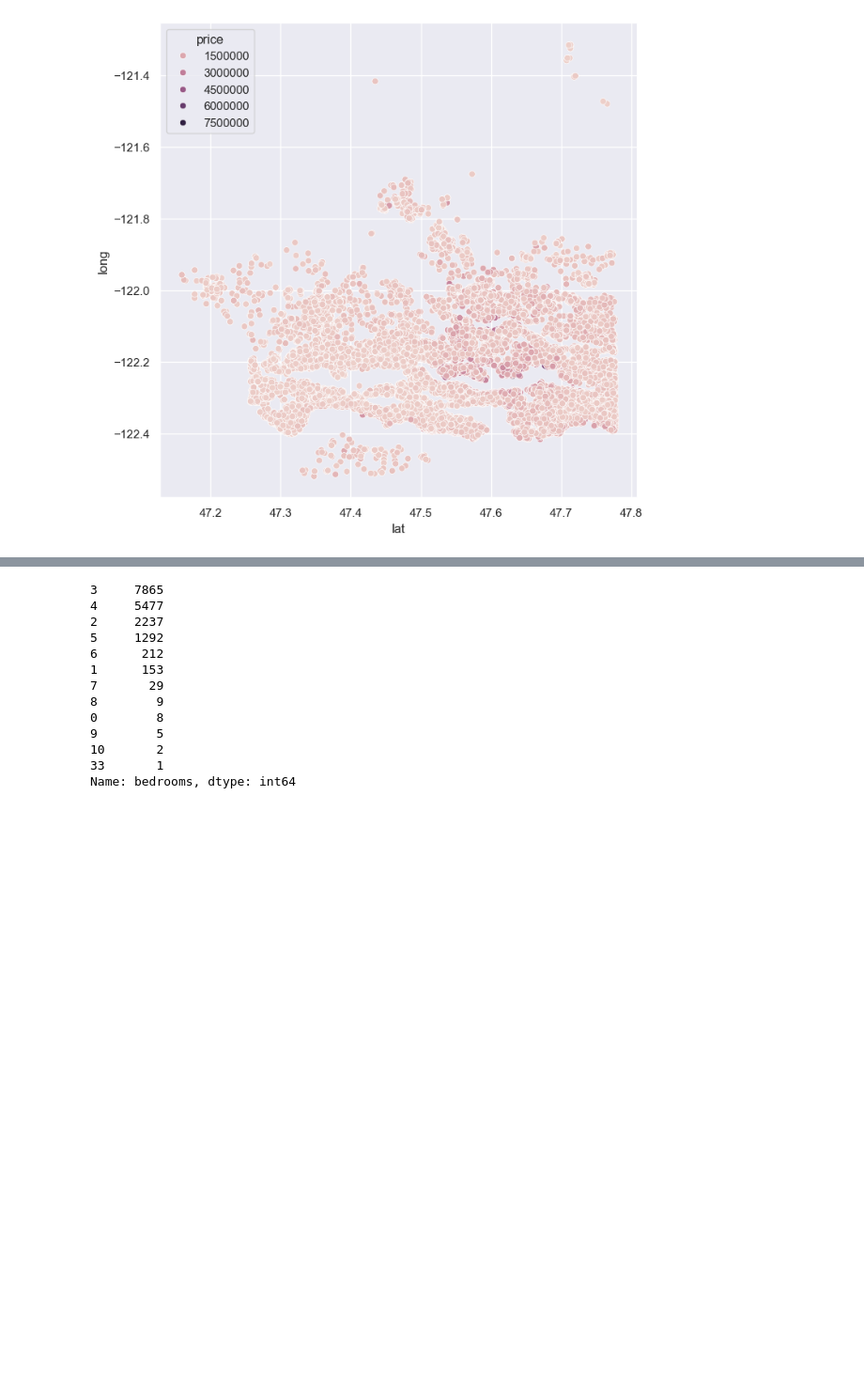
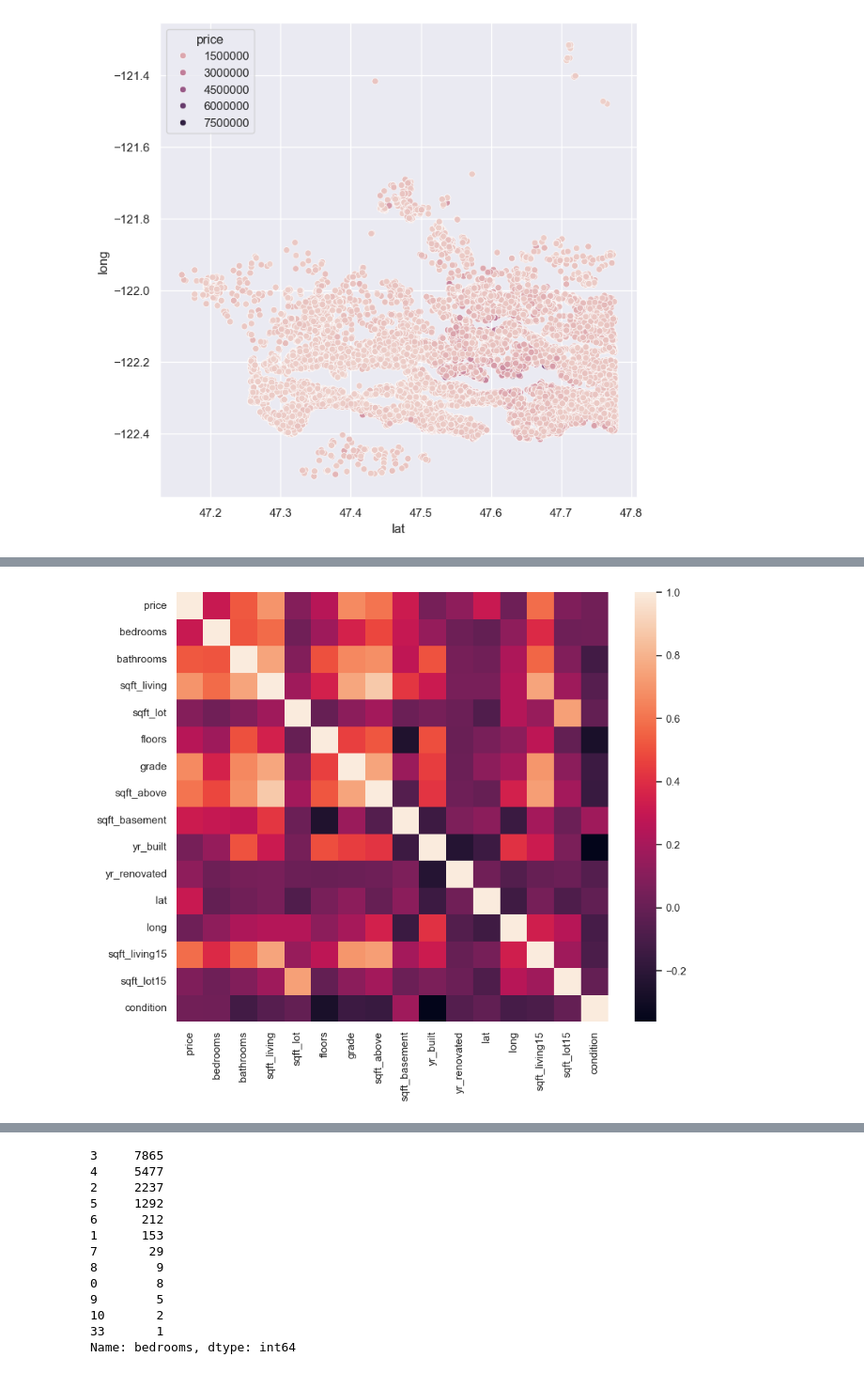
Before and after one commit to Louis-Bad/MSc_Concepts_of_AI, a Jupyter notebook: notebooks/Regression Analysis.ipynb, the cells around one changed output, grey strips where cells are left out. Shown at 94% size. Saved outputs shown, nothing was run; the diff lists cells and outputs as text; code cells hidden in the pictures; blank space fills up the shorter version.

```diff
--- a/notebooks/Regression Analysis.ipynb
+++ b/notebooks/Regression Analysis.ipynb
@@ -274,0 +250,10 @@ Assumptions:
+# %%
+# Quick look at potentially interesting linear relationships between all variables
+# There appears to be a high correlation between many of the independent variables such as bedrooms and bathrooms or sqft_living and sqft_living15.
+# This comes as no surprise but it may need to be considered when selecting features in order to improve model performance.
+plt.figure(figsize=(10,8))
+sns.heatmap(price_df.corr())
+
+plt.show();
+# %% [output]
+[figure, added]
```
Also changed, not shown: parts of 29 cells of this notebook.
